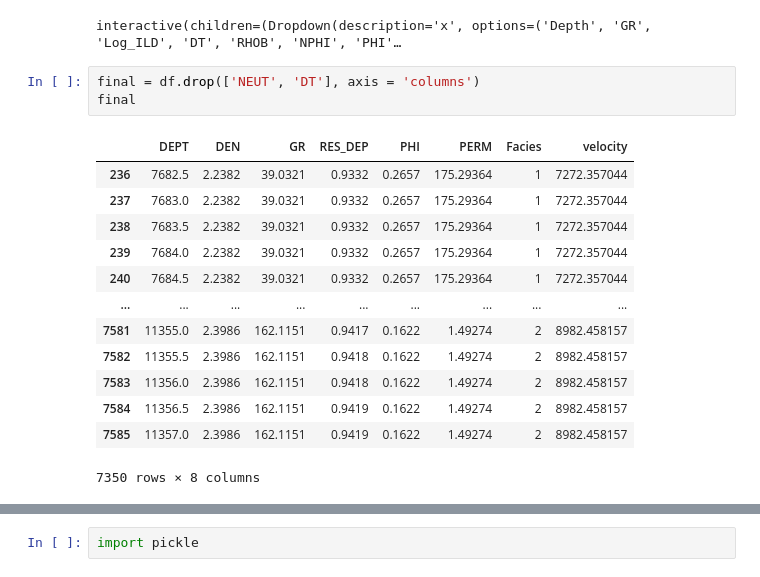
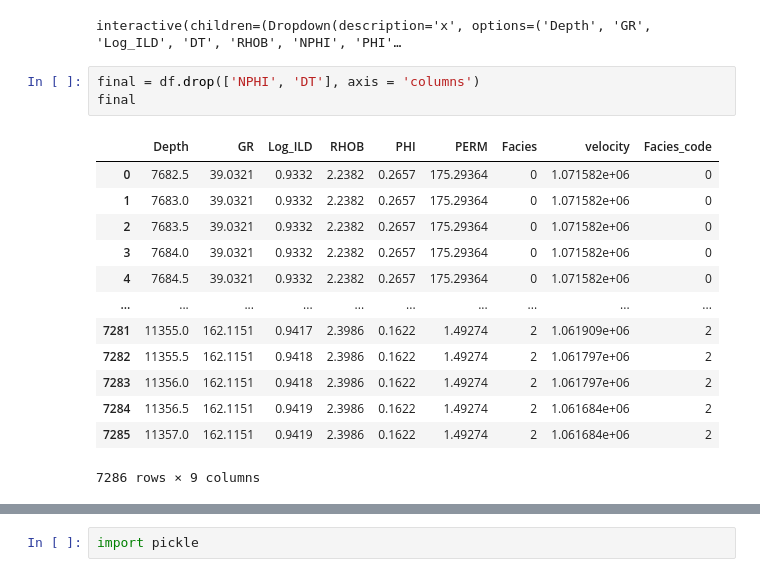
Before and after one commit to Egbetimmy/MSc-Project, a Jupyter notebook: permeability_model.ipynb, the cells around one changed output, grey strips where cells are left out. Saved outputs shown, nothing was run; the diff lists cells and outputs as text.

```diff
--- a/permeability_model.ipynb
+++ b/permeability_model.ipynb
@@ -167,22 +169,22 @@ def scatter_plot(x=list(df.select_dtypes('number').columns),
 # %% [output]
 interactive(children=(Dropdown(description='x', options=('Depth', 'GR', 'Log_ILD', 'DT', 'RHOB', 'NPHI', 'PHI'…
 # %%
-final = df.drop(['NEUT', 'DT'], axis = 'columns')
+final = df.drop(['NPHI', 'DT'], axis = 'columns')
 final
 # %% [output]
-|  | DEPT | DEN | GR | RES_DEP | PHI | PERM | Facies | velocity |
-| 236 | 7682.5 | 2.2382 | 39.0321 | 0.9332 | 0.2657 | 175.29364 | 1 | 7272.357044 |
-| 237 | 7683.0 | 2.2382 | 39.0321 | 0.9332 | 0.2657 | 175.29364 | 1 | 7272.357044 |
-| 238 | 7683.5 | 2.2382 | 39.0321 | 0.9332 | 0.2657 | 175.29364 | 1 | 7272.357044 |
-| 239 | 7684.0 | 2.2382 | 39.0321 | 0.9332 | 0.2657 | 175.29364 | 1 | 7272.357044 |
-| 240 | 7684.5 | 2.2382 | 39.0321 | 0.9332 | 0.2657 | 175.29364 | 1 | 7272.357044 |
-| ... | ... | ... | ... | ... | ... | ... | ... | ... |
-| 7581 | 11355.0 | 2.3986 | 162.1151 | 0.9417 | 0.1622 | 1.49274 | 2 | 8982.458157 |
-| 7582 | 11355.5 | 2.3986 | 162.1151 | 0.9418 | 0.1622 | 1.49274 | 2 | 8982.458157 |
-| 7583 | 11356.0 | 2.3986 | 162.1151 | 0.9418 | 0.1622 | 1.49274 | 2 | 8982.458157 |
-| 7584 | 11356.5 | 2.3986 | 162.1151 | 0.9419 | 0.1622 | 1.49274 | 2 | 8982.458157 |
-| 7585 | 11357.0 | 2.3986 | 162.1151 | 0.9419 | 0.1622 | 1.49274 | 2 | 8982.458157 |
+|  | Depth | GR | Log_ILD | RHOB | PHI | PERM | Facies | velocity | Facies_code |
+| 0 | 7682.5 | 39.0321 | 0.9332 | 2.2382 | 0.2657 | 175.29364 | 0 | 1.071582e+06 | 0 |
+| 1 | 7683.0 | 39.0321 | 0.9332 | 2.2382 | 0.2657 | 175.29364 | 0 | 1.071582e+06 | 0 |
+| 2 | 7683.5 | 39.0321 | 0.9332 | 2.2382 | 0.2657 | 175.29364 | 0 | 1.071582e+06 | 0 |
+| 3 | 7684.0 | 39.0321 | 0.9332 | 2.2382 | 0.2657 | 175.29364 | 0 | 1.071582e+06 | 0 |
+| 4 | 7684.5 | 39.0321 | 0.9332 | 2.2382 | 0.2657 | 175.29364 | 0 | 1.071582e+06 | 0 |
+| ... | ... | ... | ... | ... | ... | ... | ... | ... | ... |
+| 7281 | 11355.0 | 162.1151 | 0.9417 | 2.3986 | 0.1622 | 1.49274 | 2 | 1.061909e+06 | 2 |
+| 7282 | 11355.5 | 162.1151 | 0.9418 | 2.3986 | 0.1622 | 1.49274 | 2 | 1.061797e+06 | 2 |
+| 7283 | 11356.0 | 162.1151 | 0.9418 | 2.3986 | 0.1622 | 1.49274 | 2 | 1.061797e+06 | 2 |
+| 7284 | 11356.5 | 162.1151 | 0.9419 | 2.3986 | 0.1622 | 1.49274 | 2 | 1.061684e+06 | 2 |
+| 7285 | 11357.0 | 162.1151 | 0.9419 | 2.3986 | 0.1622 | 1.49274 | 2 | 1.061684e+06 | 2 |
-7350 rows × 8 columns
+7286 rows × 9 columns
 # %%
 final.describe()
 # %% [output]
```
Also changed, not shown: parts of 18 cells of this notebook.
